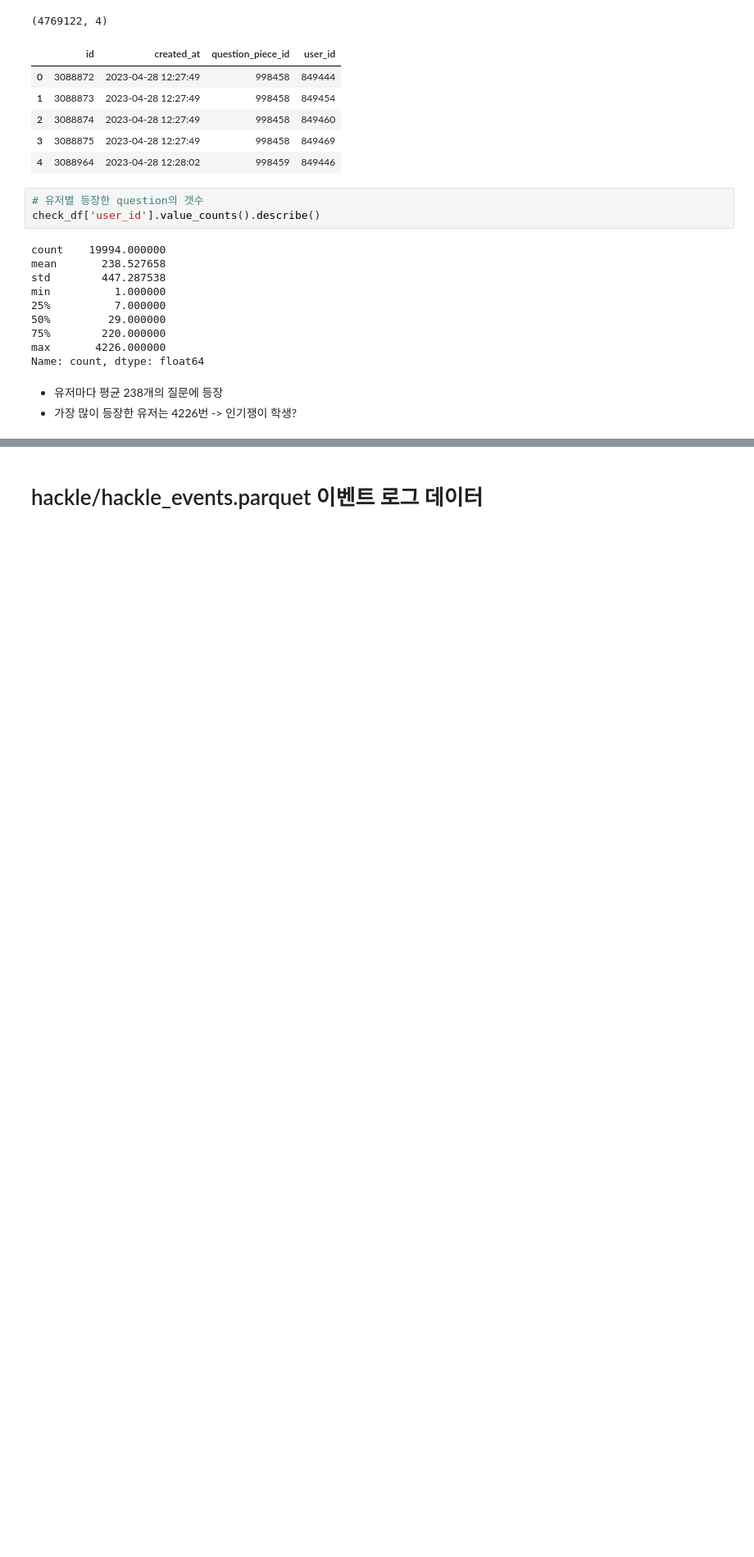
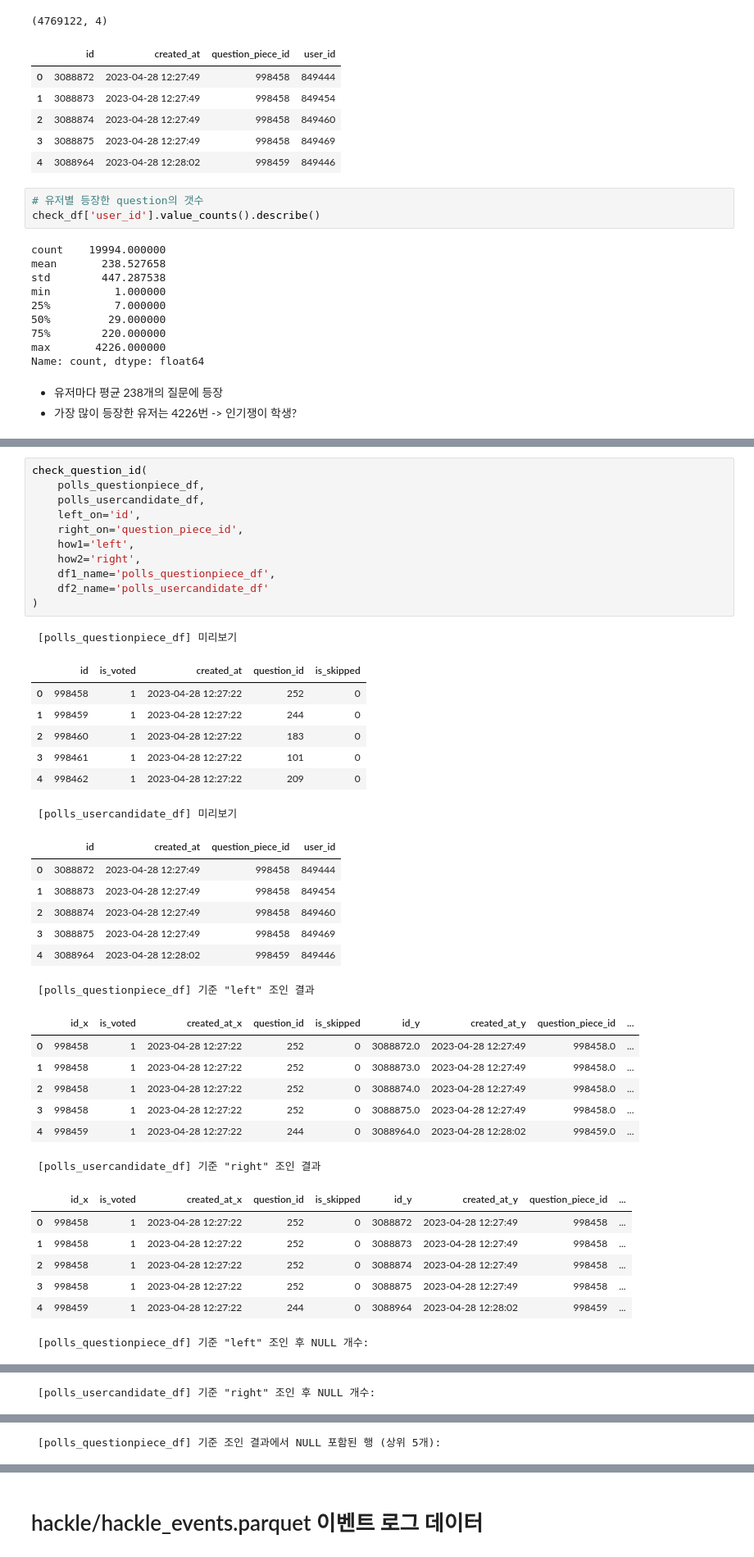
Before and after one commit to seung127/codeit_project, a Jupyter notebook: codeit-project-docker/notebooks/eda.ipynb, the cells around one changed output, grey strips where cells are left out. Shown at 82% size. Cells and saved outputs as stored; diff of their text form; blank space fills up the shorter version.

Commit message:
eda_polls_eda_ver1_push

```diff
--- a/codeit-project-docker/notebooks/eda.ipynb
+++ b/codeit-project-docker/notebooks/eda.ipynb
@@ -2112,0 +2357,41 @@ accounts_user_df[accounts_user_df['id'] == 860304]
+# %%
+check_question_id(
+    polls_questionpiece_df,
+    polls_usercandidate_df,
+    left_on='id',
+    right_on='question_piece_id',
+    how1='left',
+    how2='right',
+    df1_name='polls_questionpiece_df',
+    df2_name='polls_usercandidate_df'
+)
+# %% [output]
+ [polls_questionpiece_df] 미리보기
+|  | id | is_voted | created_at | question_id | is_skipped |
+| 0 | 998458 | 1 | 2023-04-28 12:27:22 | 252 | 0 |
+| 1 | 998459 | 1 | 2023-04-28 12:27:22 | 244 | 0 |
+| 2 | 998460 | 1 | 2023-04-28 12:27:22 | 183 | 0 |
+| 3 | 998461 | 1 | 2023-04-28 12:27:22 | 101 | 0 |
+| 4 | 998462 | 1 | 2023-04-28 12:27:22 | 209 | 0 |
+ [polls_usercandidate_df] 미리보기
+|  | id | created_at | question_piece_id | user_id |
+| 0 | 3088872 | 2023-04-28 12:27:49 | 998458 | 849444 |
+| 1 | 3088873 | 2023-04-28 12:27:49 | 998458 | 849454 |
+| 2 | 3088874 | 2023-04-28 12:27:49 | 998458 | 849460 |
+| 3 | 3088875 | 2023-04-28 12:27:49 | 998458 | 849469 |
+| 4 | 3088964 | 2023-04-28 12:28:02 | 998459 | 849446 |
+ [polls_questionpiece_df] 기준 "left" 조인 결과
+|  | id_x | is_voted | created_at_x | question_id | is_skipped | id_y | created_at_y | question_piece_id | ... |
+| 0 | 998458 | 1 | 2023-04-28 12:27:22 | 252 | 0 | 3088872.0 | 2023-04-28 12:27:49 | 998458.0 | ... |
+| 1 | 998458 | 1 | 2023-04-28 12:27:22 | 252 | 0 | 3088873.0 | 2023-04-28 12:27:49 | 998458.0 | ... |
+| 2 | 998458 | 1 | 2023-04-28 12:27:22 | 252 | 0 | 3088874.0 | 2023-04-28 12:27:49 | 998458.0 | ... |
+| 3 | 998458 | 1 | 2023-04-28 12:27:22 | 252 | 0 | 3088875.0 | 2023-04-28 12:27:49 | 998458.0 | ... |
+| 4 | 998459 | 1 | 2023-04-28 12:27:22 | 244 | 0 | 3088964.0 | 2023-04-28 12:28:02 | 998459.0 | ... |
+ [polls_usercandidate_df] 기준 "right" 조인 결과
+|  | id_x | is_voted | created_at_x | question_id | is_skipped | id_y | created_at_y | question_piece_id | ... |
+| 0 | 998458 | 1 | 2023-04-28 12:27:22 | 252 | 0 | 3088872 | 2023-04-28 12:27:49 | 998458 | ... |
+| 1 | 998458 | 1 | 2023-04-28 12:27:22 | 252 | 0 | 3088873 | 2023-04-28 12:27:49 | 998458 | ... |
+| 2 | 998458 | 1 | 2023-04-28 12:27:22 | 252 | 0 | 3088874 | 2023-04-28 12:27:49 | 998458 | ... |
+| 3 | 998458 | 1 | 2023-04-28 12:27:22 | 252 | 0 | 3088875 | 2023-04-28 12:27:49 | 998458 | ... |
+| 4 | 998459 | 1 | 2023-04-28 12:27:22 | 244 | 0 | 3088964 | 2023-04-28 12:28:02 | 998459 | ... |
+ [polls_questionpiece_df] 기준 "left" 조인 후 NULL 개수:
@@ -2112,0 +2408 @@ accounts_user_df[accounts_user_df['id'] == 860304]
+ [polls_usercandidate_df] 기준 "right" 조인 후 NULL 개수:
@@ -2112,0 +2419 @@ accounts_user_df[accounts_user_df['id'] == 860304]
+ [polls_questionpiece_df] 기준 조인 결과에서 NULL 포함된 행 (상위 5개):
```
Also changed, not shown: parts of 51 cells of this notebook.
